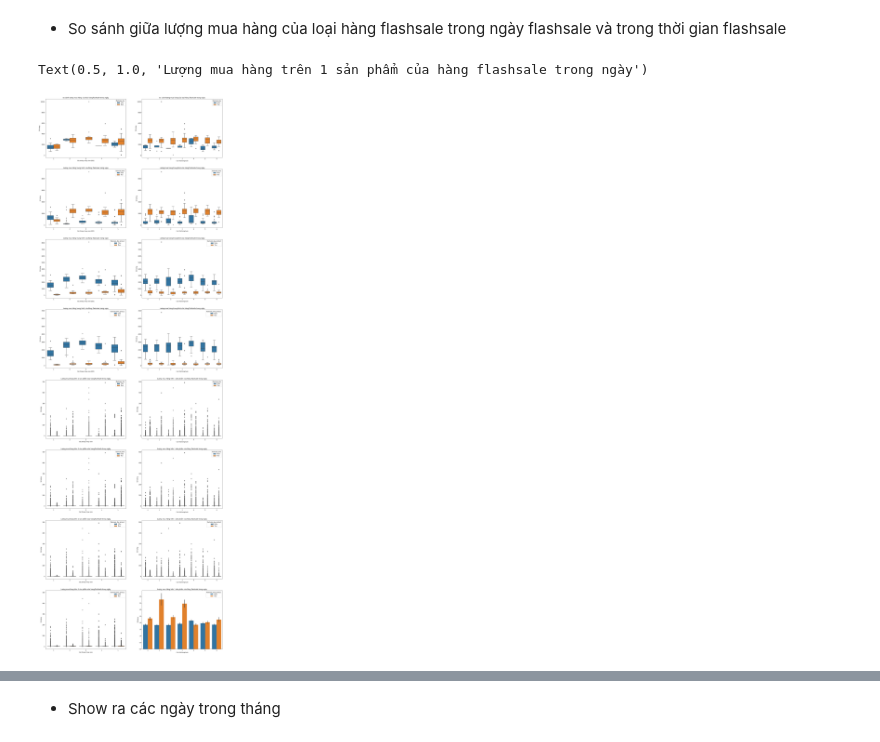
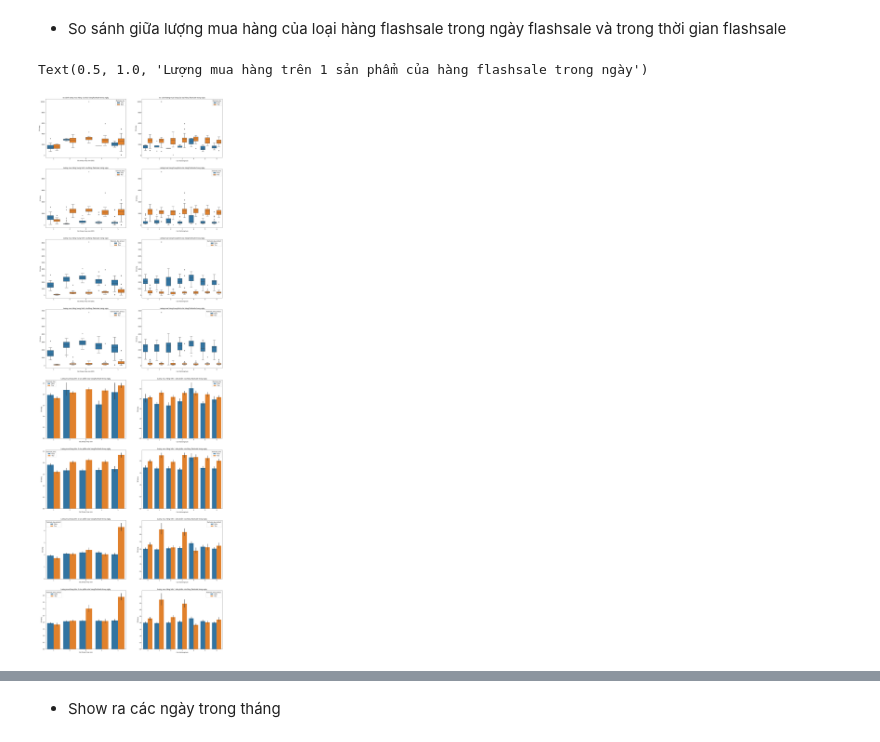
Before and after one commit to ToanLyHoa/Report-data-analysis, a Jupyter notebook: Analysis_Fahasa_Final.ipynb, the cells around one changed output, grey strips where cells are left out. Saved outputs shown, nothing was run; the diff lists cells and outputs as text; code cells hidden in the pictures.

```diff
--- a/Analysis_Fahasa_Final.ipynb
+++ b/Analysis_Fahasa_Final.ipynb
@@ -773,75 +775,92 @@ df = df.reset_index()
 string_to_datetime(df, 'fhs_sales_flat_order_item.created_at')
 df  = df.loc[df['flashsale_product'] == True]
 
-sns.boxplot(data = df,
-          x = df['fhs_sales_flat_order_item.created_at'].dt.month,
-          y = df['fhs_sales_flat_order.entity_id'],
-          hue = 'flashsale_day', ax = ax[4, 0],palette = "tab10")
+temp = df.groupby(['fhs_sales_flat_order_item.sku',
+          df['fhs_sales_flat_order_item.created_at'].dt.date, 'flashsale_day'])['fhs_sales_flat_order.entity_id'].sum()
+temp = temp.reset_index()
+string_to_datetime(temp, 'fhs_sales_flat_order_item.created_at')
+sns.barplot(data = temp,
+          x = temp['fhs_sales_flat_order_item.created_at'].dt.month,
+          y = temp['fhs_sales_flat_order.entity_id'],
+          hue = 'flashsale_day', ax = ax[4, 0],palette = "tab10", estimator = np.mean)
 ax[4, 0].set_xlabel('Các tháng trong năm')
 ax[4, 0].set_ylabel('Số lượng')
 ax[4, 0].set_title('Lượng mua hàng trên 1 sản phẩm của hàng flashsale trong ngày')
 
-sns.boxplot(data = df,
-          x = df['fhs_sales_flat_order_item.created_at'].dt.dayofweek,
-          y = df['fhs_sales_flat_order.entity_id'],
-          hue = 'flashsale_day', ax = ax[4, 1],palette = "tab10")
+sns.barplot(data = temp,
+          x = temp['fhs_sales_flat_order_item.created_at'].dt.dayofweek,
+          y = temp['fhs_sales_flat_order.entity_id'],
+          hue = 'flashsale_day', ax = ax[4, 1],palette = "tab10", estimator = np.mean)
 ax[4, 1].set_xlabel('Các thứ trong tuần')
 ax[4, 1].set_ylabel('Số lượng')
 ax[4, 1].set_title('Lượng mua hàng trên 1 sản phẩm của hàng flashsale trong ngày')
 
 # -------------------------------------------------------- #
-sns.boxplot(data = df,
-          x = df['fhs_sales_flat_order_item.created_at'].dt.month,
-          y = df['fhs_sales_flat_order.entity_id'],
-          hue = 'flashsale_time', ax = ax[5, 0],palette = "tab10")
+temp = df.groupby(['fhs_sales_flat_order_item.sku',
+          df['fhs_sales_flat_order_item.created_at'].dt.date, 'flashsale_time'])['fhs_sales_flat_order.entity_id'].sum()
+temp = temp.reset_index()
+string_to_datetime(temp, 'fhs_sales_flat_order_item.created_at')
+
+sns.barplot(data = temp,
+          x = temp['fhs_sales_flat_order_item.created_at'].dt.month,
+          y = temp['fhs_sales_flat_order.entity_id'],
+          hue = 'flashsale_time', ax = ax[5, 0],palette = "tab10", estimator = np.mean)
 ax[5, 0].set_xlabel('Các tháng trong năm')
 ax[5, 0].set_ylabel('Số lượng')
 ax[5, 0].set_title('Lượng mua hàng trên 1 sản phẩm của hàng flashsale trong ngày')
 
-sns.boxplot(data = df,
-          x = df['fhs_sales_flat_order_item.created_at'].dt.dayofweek,
-          y = df['fhs_sales_flat_order.entity_id'],
-          hue = 'flashsale_time', ax = ax[5, 1],palette = "tab10")
+sns.barplot(data = temp,
+          x = temp['fhs_sales_flat_order_item.created_at'].dt.dayofweek,
+          y = temp['fhs_sales_flat_order.entity_id'],
+          hue = 'flashsale_time', ax = ax[5, 1],palette = "tab10", estimator = np.mean)
 ax[5, 1].set_xlabel('Các thứ trong tuần')
 ax[5, 1].set_ylabel('Số lượng')
 ax[5, 1].set_title('Lượng mua hàng trên 1 sản phẩm của hàng flashsale trong ngày')
 
 # -------------------------------------------------------- #
-sns.boxplot(data = df,
-          x = df['fhs_sales_flat_order_item.created_at'].dt.month,
-          y = df['fhs_sales_flat_order.entity_id'],
-          hue = 'flashsale_day_product', ax = ax[6, 0],palette = "tab10")
+temp = df.groupby(['fhs_sales_flat_order_item.sku',
+          df['fhs_sales_flat_order_item.created_at'].dt.date, 'flashsale_day_product'])['fhs_sales_flat_order.entity_id'].sum()
+temp = temp.reset_index()
+string_to_datetime(temp, 'fhs_sales_flat_order_item.created_at')
+
+sns.barplot(data = temp,
+          x = temp['fhs_sales_flat_order_item.created_at'].dt.month,
+          y = temp['fhs_sales_flat_order.entity_id'],
+          hue = 'flashsale_day_product', ax = ax[6, 0],palette = "tab10", estimator = np.mean)
 ax[6, 0].set_xlabel('Các tháng trong năm')
 ax[6, 0].set_ylabel('Số lượng')
 ax[6, 0].set_title('Lượng mua hàng trên 1 sản phẩm của hàng flashsale trong ngày')
 
-sns.boxplot(data = df,
-          x = df['fhs_sales_flat_order_item.created_at'].dt.dayofweek,
-          y = df['fhs_sales_flat_order.entity_id'],
-          hue = 'flashsale_day_product', ax = ax[6, 1],palette = "tab10")
+sns.barplot(data = temp,
+          x = temp['fhs_sales_flat_order_item.created_at'].dt.dayofweek,
+          y = temp['fhs_sales_flat_order.entity_id'],
+          hue = 'flashsale_day_product', ax = ax[6, 1],palette = "tab10", estimator = np.mean)
 ax[6, 1].set_xlabel('Các thứ trong tuần')
 ax[6, 1].set_ylabel('Số lượng')
 ax[6, 1].set_title('Lượng mua hàng trên 1 sản phẩm của hàng flashsale trong ngày')
 
 # -------------------------------------------------------- #
-sns.boxplot(data = df,
-          x = df['fhs_sales_flat_order_item.created_at'].dt.month,
-          y = df['fhs_sales_flat_order.entity_id'],
-          hue = 'flashsale_time_product', ax = ax[7, 0],palette = "tab10")
+temp = df.groupby(['fhs_sales_flat_order_item.sku',
+          df['fhs_sales_flat_order_item.created_at'].dt.date, 'flashsale_time_product'])['fhs_sales_flat_order.entity_id'].sum()
+temp = temp.reset_index()
+string_to_datetime(temp, 'fhs_sales_flat_order_item.created_at')
+
+sns.barplot(data = temp,
+          x = temp['fhs_sales_flat_order_item.created_at'].dt.month,
+          y = temp['fhs_sales_flat_order.entity_id'],
+          hue = 'flashsale_time_product', ax = ax[7, 0],palette = "tab10", estimator = np.mean)
 ax[7, 0].set_xlabel('Các tháng trong năm')
 ax[7, 0].set_ylabel('Số lượng')
 ax[7, 0].set_title('Lượng mua hàng trên 1 sản phẩm của hàng flashsale trong ngày')
 
 
-
-
-sns.barplot(data = df,
-          x = df['fhs_sales_flat_order_item.created_at'].dt.dayofweek,
-          y = df['fhs_sales_flat_order.entity_id'],
+sns.barplot(data = temp,
+          x = temp['fhs_sales_flat_order_item.created_at'].dt.dayofweek,
+          y = temp['fhs_sales_flat_order.entity_id'],
           hue = 'flashsale_time_product', ax = ax[7, 1],palette = "tab10", estimator = np.mean)
 ax[7, 1].set_xlabel('Các thứ trong tuần')
 ax[7, 1].set_ylabel('Số lượng')
 ax[7, 1].set_title('Lượng mua hàng trên 1 sản phẩm của hàng flashsale trong ngày')
 # %% [output]
 Text(0.5, 1.0, 'Lượng mua hàng trên 1 sản phẩm của hàng flashsale trong ngày')
-[figure, old version]
+[figure, new version]
```
Also changed, not shown: parts of 13 cells of this notebook.
